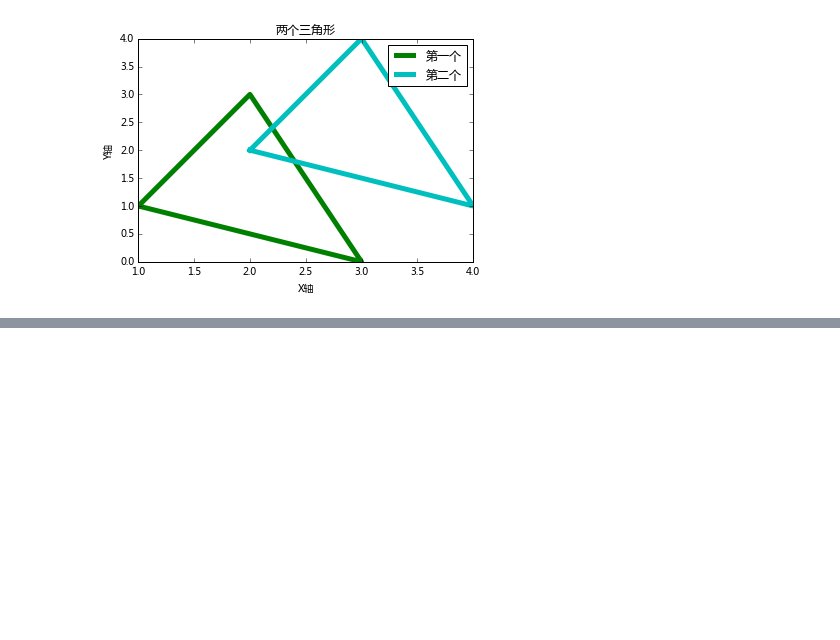
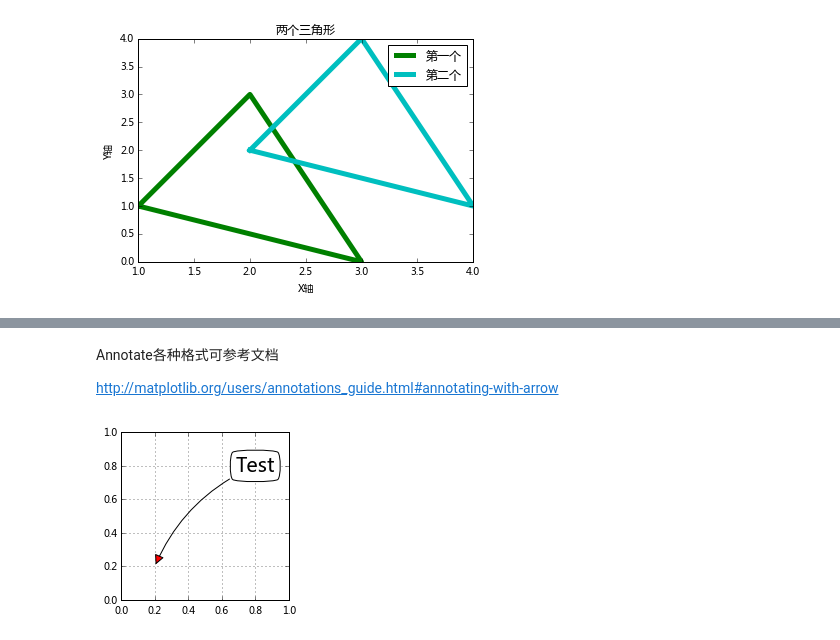
Before and after one commit to heibanke/math, a Jupyter notebook: matplotlib_0.ipynb, the cells around one changed output, grey strips where cells are left out. Cells and saved outputs as stored; diff of their text form; code cells hidden in the pictures; blank space fills up the shorter version.

```diff
--- a/matplotlib_0.ipynb
+++ b/matplotlib_0.ipynb
@@ -68,0 +130,23 @@ plt.show()
+# %% [markdown]
+Annotate各种格式可参考文档
+
+http://matplotlib.org/users/annotations_guide.html#annotating-with-arrow
+# %%
+import matplotlib.pyplot as plt
+
+plt.figure(1, figsize=(3,3))
+ax = plt.subplot(111)
+
+ann = ax.annotate("Test",
+                  xy=(0.2, 0.2),
+                  xytext=(0.8, 0.8),
+                  size=20, va="center", ha="center",
+                  bbox=dict(boxstyle="round4", fc="w"),
+                  arrowprops=dict(arrowstyle="-|>",
+                                  connectionstyle="arc3,rad=0.2",
+                                  fc="r"),
+                  )
+ax.grid(True)
+plt.show()
+# %% [output]
+[figure, added]
```
Also changed, not shown: parts of 13 cells of this notebook.
